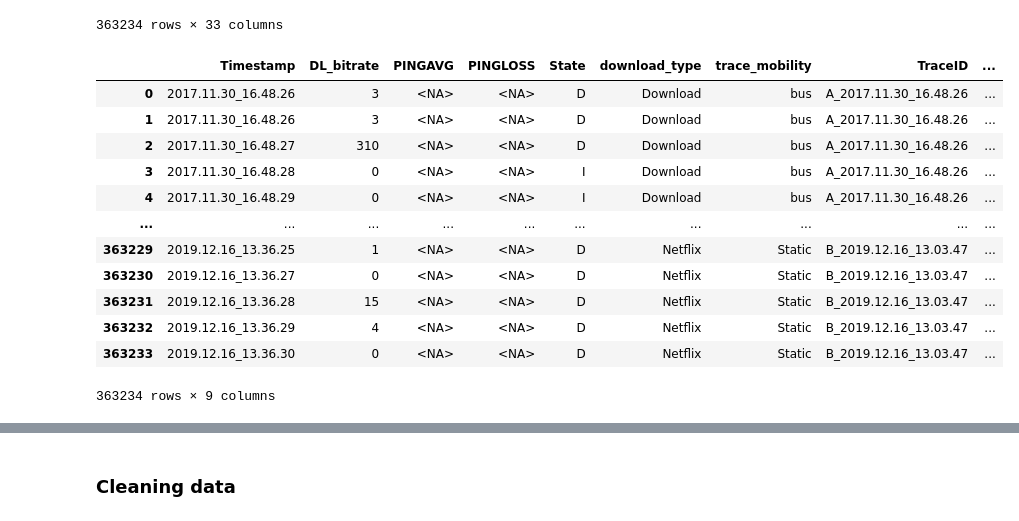
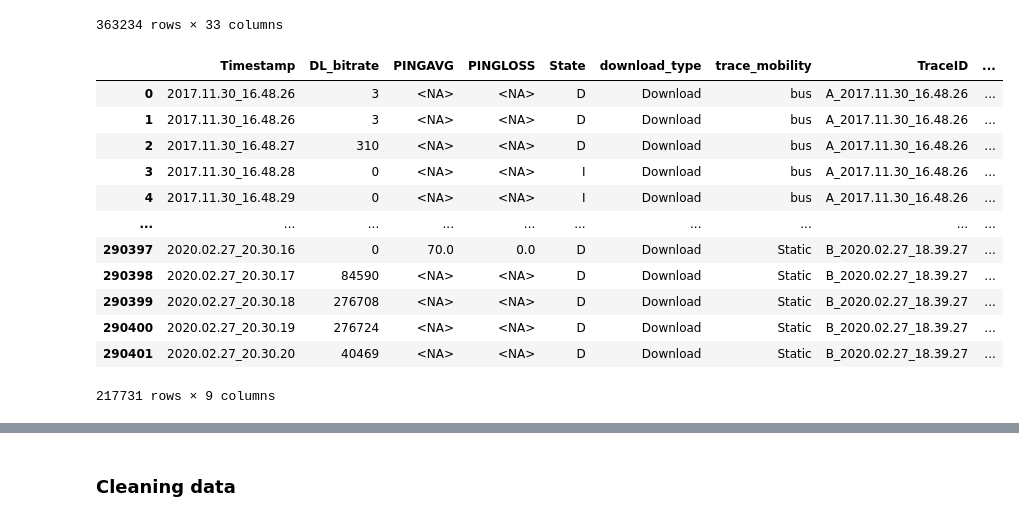
Before and after one commit to mees707/Thesis, a Jupyter notebook: code/EDA/Exploratory Data Analysis.ipynb, the cells around one changed output, grey strips where cells are left out. Drawn from its saved outputs; the diff is of its cells as text; code cells hidden in the pictures.

```diff
--- a/code/EDA/Exploratory Data Analysis.ipynb
+++ b/code/EDA/Exploratory Data Analysis.ipynb
@@ -130,42 +130,43 @@ combined_df
 363234 rows × 33 columns
 # %%
 #get 5g only
-# df_5g = combined_df[combined_df['NetworkMode']=="5G"]
+df_5g = combined_df[combined_df['NetworkMode']=="5G"]
 
 #Select only relavent columns
 #RSRP, RSRQ, SNR, CQI, RSSI are all key performance metrics (KPI)
 df_5g = combined_df[['Timestamp', 'DL_bitrate', 'PINGAVG', 'PINGLOSS', 'State', 'download_type', 'trace_mobility', 'TraceID', 'NetworkMode']]
 
 # # force null values for empty entries
 df_5g = df_5g.applymap(lambda x: x if x != "-" else np.NaN)
 
 
 #Convert types for all collumns
 df_5g = df_5g.convert_dtypes()
 df_5g['NetworkMode'] = df_5g['NetworkMode'].astype("string")
 df_5g[[ 'PINGAVG', 'PINGLOSS', 'DL_bitrate']] =\
     df_5g[['PINGAVG', 'PINGLOSS', 'DL_bitrate']].apply(pd.to_numeric)
 
 # combine dataset naming for driving
 df_5g.loc[df_5g['trace_mobility'] == 'driving', 'trace_mobility'] = 'car'
 
 
 #turn netflix and amazon_prime into a single streaming category
 df_5g.loc[df_5g['download_type'].isin(['netflix', 'amazon_prime']), 'download_type'] = 'streaming'
 
+#keep only download data
+df_5g = df_5g[df_5g['download_type'] == 'Download']
 df_5g
-# df_5g
 # %% [output]
 |  | Timestamp | DL_bitrate | PINGAVG | PINGLOSS | State | download_type | trace_mobility | TraceID | ... |
 | 0 | 2017.11.30_16.48.26 | 3 | <NA> | <NA> | D | Download | bus | A_2017.11.30_16.48.26 | ... |
 | 1 | 2017.11.30_16.48.26 | 3 | <NA> | <NA> | D | Download | bus | A_2017.11.30_16.48.26 | ... |
 | 2 | 2017.11.30_16.48.27 | 310 | <NA> | <NA> | D | Download | bus | A_2017.11.30_16.48.26 | ... |
 | 3 | 2017.11.30_16.48.28 | 0 | <NA> | <NA> | I | Download | bus | A_2017.11.30_16.48.26 | ... |
 | 4 | 2017.11.30_16.48.29 | 0 | <NA> | <NA> | I | Download | bus | A_2017.11.30_16.48.26 | ... |
 | ... | ... | ... | ... | ... | ... | ... | ... | ... | ... |
-| 363229 | 2019.12.16_13.36.25 | 1 | <NA> | <NA> | D | Netflix | Static | B_2019.12.16_13.03.47 | ... |
-| 363230 | 2019.12.16_13.36.27 | 0 | <NA> | <NA> | D | Netflix | Static | B_2019.12.16_13.03.47 | ... |
-| 363231 | 2019.12.16_13.36.28 | 15 | <NA> | <NA> | D | Netflix | Static | B_2019.12.16_13.03.47 | ... |
-| 363232 | 2019.12.16_13.36.29 | 4 | <NA> | <NA> | D | Netflix | Static | B_2019.12.16_13.03.47 | ... |
-| 363233 | 2019.12.16_13.36.30 | 0 | <NA> | <NA> | D | Netflix | Static | B_2019.12.16_13.03.47 | ... |
+| 290397 | 2020.02.27_20.30.16 | 0 | 70.0 | 0.0 | D | Download | Static | B_2020.02.27_18.39.27 | ... |
+| 290398 | 2020.02.27_20.30.17 | 84590 | <NA> | <NA> | D | Download | Static | B_2020.02.27_18.39.27 | ... |
+| 290399 | 2020.02.27_20.30.18 | 276708 | <NA> | <NA> | D | Download | Static | B_2020.02.27_18.39.27 | ... |
+| 290400 | 2020.02.27_20.30.19 | 276724 | <NA> | <NA> | D | Download | Static | B_2020.02.27_18.39.27 | ... |
+| 290401 | 2020.02.27_20.30.20 | 40469 | <NA> | <NA> | D | Download | Static | B_2020.02.27_18.39.27 | ... |
-363234 rows × 9 columns
+217731 rows × 9 columns
```
Also changed, not shown: parts of 7 cells of this notebook, 6 other files.
